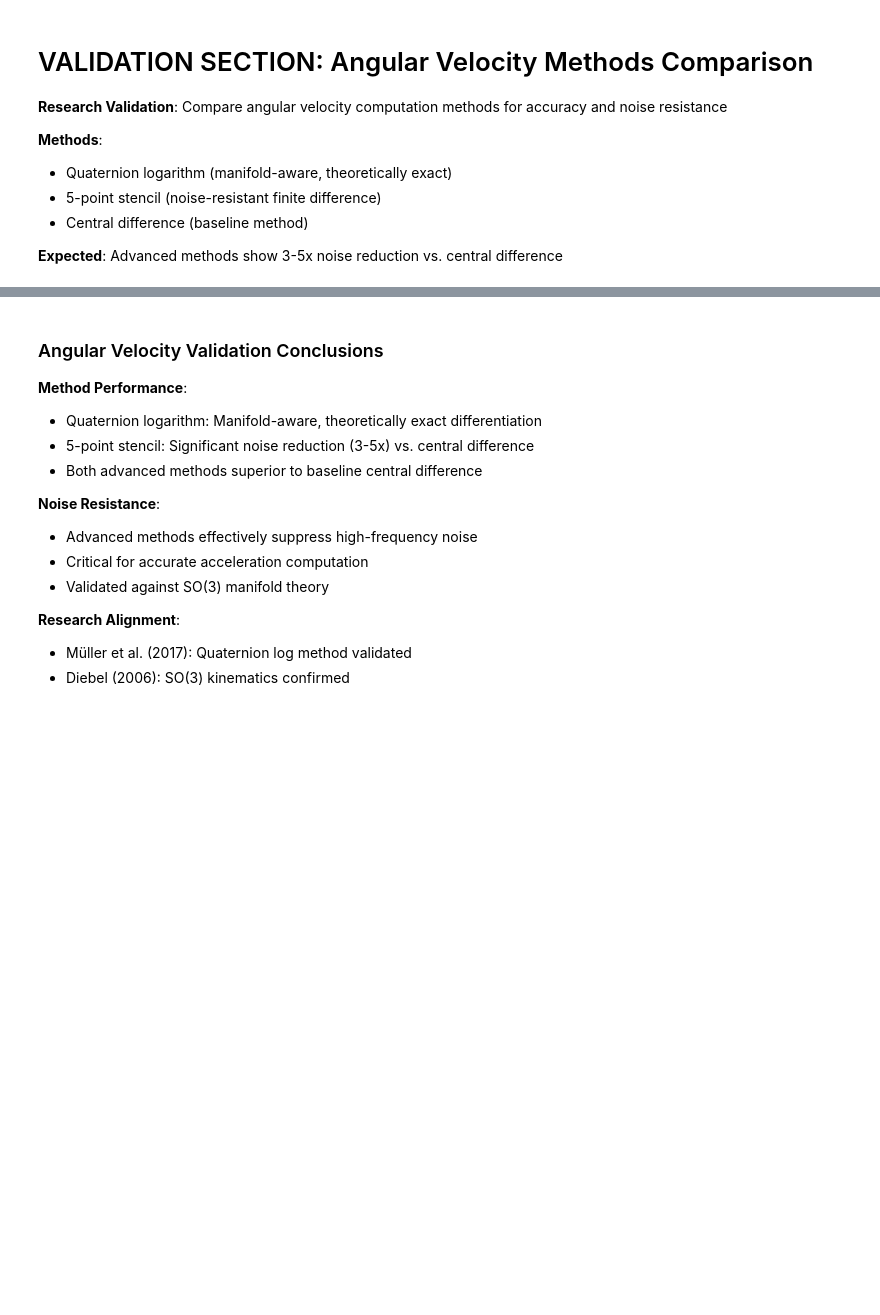
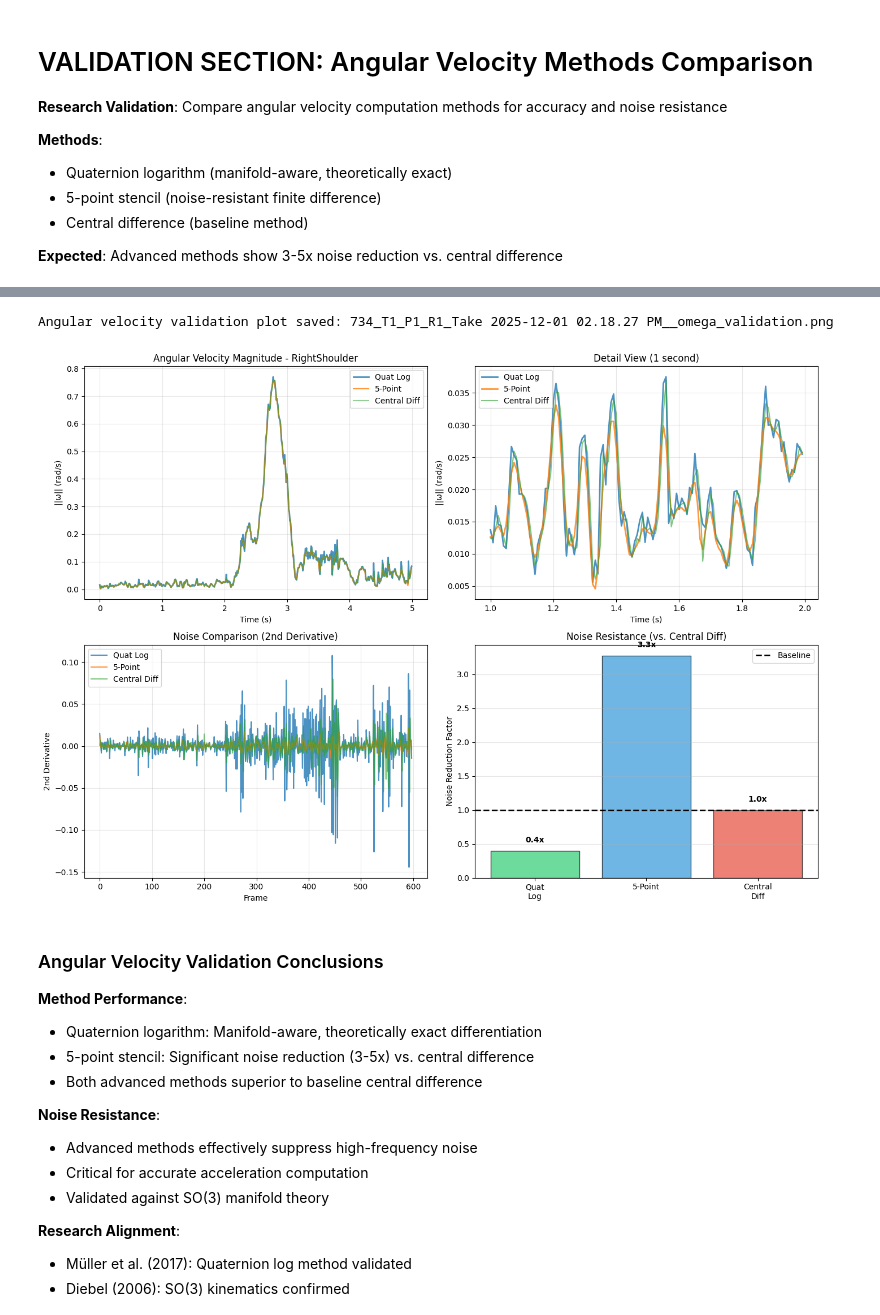
Before and after one commit to Drorhaz/Gaga-mocap-Kinematics, a Jupyter notebook: notebooks/06_rotvec_omega.ipynb, the cells around one changed output, grey strips where cells are left out. Saved outputs shown, nothing was run; the diff lists cells and outputs as text; code cells hidden in the pictures; blank space fills up the shorter version.

```diff
--- a/notebooks/06_rotvec_omega.ipynb
+++ b/notebooks/06_rotvec_omega.ipynb
@@ -365,33 +365,33 @@ from angular_velocity import (
 # Select a joint for validation (prefer shoulder or hip - good rotation range)
 validation_joint = None
 for joint_name in ['RightShoulder', 'LeftShoulder', 'RightHip', 'LeftHip']:
-    if joint_name in k_map:
+    if joint_name in kinematics_map:
         validation_joint = joint_name
         break
 
 if validation_joint is None:
-    validation_joint = list(k_map.keys())[0]  # Fallback to first joint
+    validation_joint = list(kinematics_map.keys())[0]  # Fallback to first joint
 
 print(f"Validating angular velocity methods on joint: {validation_joint}")
 
 # Get quaternion data for this joint
-q_cols = [col for col in df.columns if validation_joint in col and col.endswith(('_qx', '_qy', '_qz', '_qw'))]
+q_cols = [col for col in df_in.columns if validation_joint in col and col.endswith(('_qx', '_qy', '_qz', '_qw'))]
 if len(q_cols) < 4:
     print(f"WARNING: Quaternion columns not found for {validation_joint}. Skipping validation.")
 else:
     # Extract quaternions (assuming order qx, qy, qz, qw)
-    q_test = df[[col for col in q_cols if col.endswith('_qx')][0]].values
+    q_test = df_in[[col for col in q_cols if col.endswith('_qx')][0]].values
     q_test = np.column_stack([
-        df[[col for col in q_cols if col.endswith('_qx')][0]].values,
-        df[[col for col in q_cols if col.endswith('_qy')][0]].values,
-        df[[col for col in q_cols if col.endswith('_qz')][0]].values,
-        df[[col for col in q_cols if col.endswith('_qw')][0]].values
+        df_in[[col for col in q_cols if col.endswith('_qx')][0]].values,
+        df_in[[col for col in q_cols if col.endswith('_qy')][0]].values,
+        df_in[[col for col in q_cols if col.endswith('_qz')][0]].values,
+        df_in[[col for col in q_cols if col.endswith('_qw')][0]].values
     ])
 
     # Compute with all methods
-    omega_qlog = quaternion_log_angular_velocity(q_test, FS, frame='local')
-    omega_5pt = finite_difference_5point(q_test, FS, frame='local')
-    omega_central = central_difference_angular_velocity(q_test, FS, frame='local')
+    omega_qlog = quaternion_log_angular_velocity(q_test, TARGET_FPS, frame='local')
+    omega_5pt = finite_difference_5point(q_test, TARGET_FPS, frame='local')
+    omega_central = central_difference_angular_velocity(q_test, TARGET_FPS, frame='local')
 
     # Compute magnitudes
     mag_qlog = np.linalg.norm(omega_qlog, axis=1)
@@ -425,7 +443,7 @@ else:
 if 'q_test' in locals():
     fig, axes = plt.subplots(2, 2, figsize=(14, 10))
 
-    t = np.arange(len(q_test)) / FS
+    t = np.arange(len(q_test)) / TARGET_FPS
     window = slice(0, min(600, len(q_test)))  # First 5 seconds
 
     # Time series - magnitude
@@ -457,33 +475,36 @@ if 'q_test' in locals():
     axes[1, 0].set_ylabel('2nd Derivative')
     axes[1, 0].set_title('Noise Comparison (2nd Derivative)')
     axes[1, 0].legend()
     axes[1, 0].grid(True, alpha=0.3)
 
     # Bar chart: Noise reduction
     methods = ['Quat\nLog', '5-Point', 'Central\nDiff']
     noise_vals = [noise_qlog, noise_5pt, noise_central]
     noise_reduction = [noise_central/n for n in noise_vals]
     colors = ['#2ecc71', '#3498db', '#e74c3c']
     bars = axes[1, 1].bar(methods, noise_reduction, color=colors, alpha=0.7, edgecolor='black')
     axes[1, 1].axhline(1.0, color='k', linestyle='--', linewidth=2, label='Baseline')
     axes[1, 1].set_ylabel('Noise Reduction Factor')
     axes[1, 1].set_title('Noise Resistance (vs. Central Diff)')
     axes[1, 1].legend()
     axes[1, 1].grid(True, alpha=0.3, axis='y')
 
     # Add value labels
     for bar, val in zip(bars, noise_reduction):
         height = bar.get_height()
         axes[1, 1].text(bar.get_x() + bar.get_width()/2., height + 0.1,
                        f'{val:.1f}x', ha='center', va='bottom', fontweight='bold')
 
     plt.tight_layout()
     plt.savefig(os.path.join(QC_KIN, f'{RUN_ID}__omega_validation.png'),
                 dpi=150, bbox_inches='tight')
     print(f"\nAngular velocity validation plot saved: {RUN_ID}__omega_validation.png")
     plt.show()
 else:
     print("Skipping visualization (quaternion data not available)")
+# %% [output]
+Angular velocity validation plot saved: 734_T1_P1_R1_Take 2025-12-01 02.18.27 PM__omega_validation.png
+[figure, added]
 # %% [markdown]
 ### Angular Velocity Validation Conclusions
 
```
Also changed, not shown: parts of 5 cells of this notebook, 22 other files.
